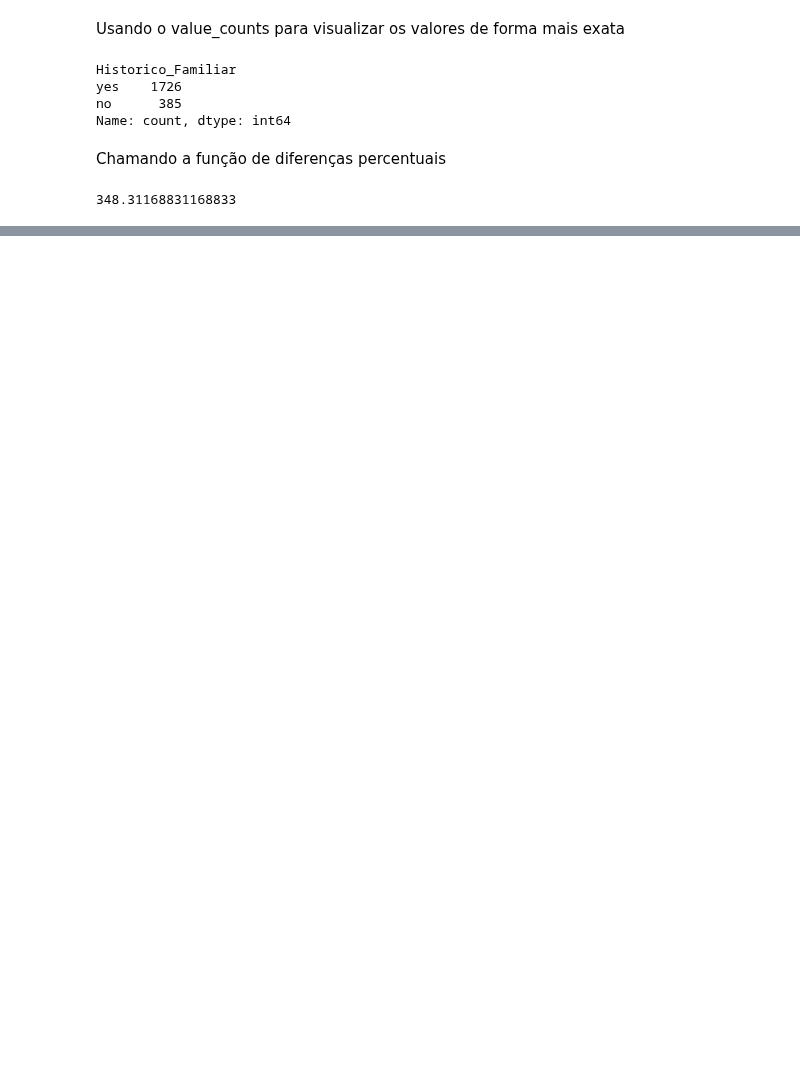
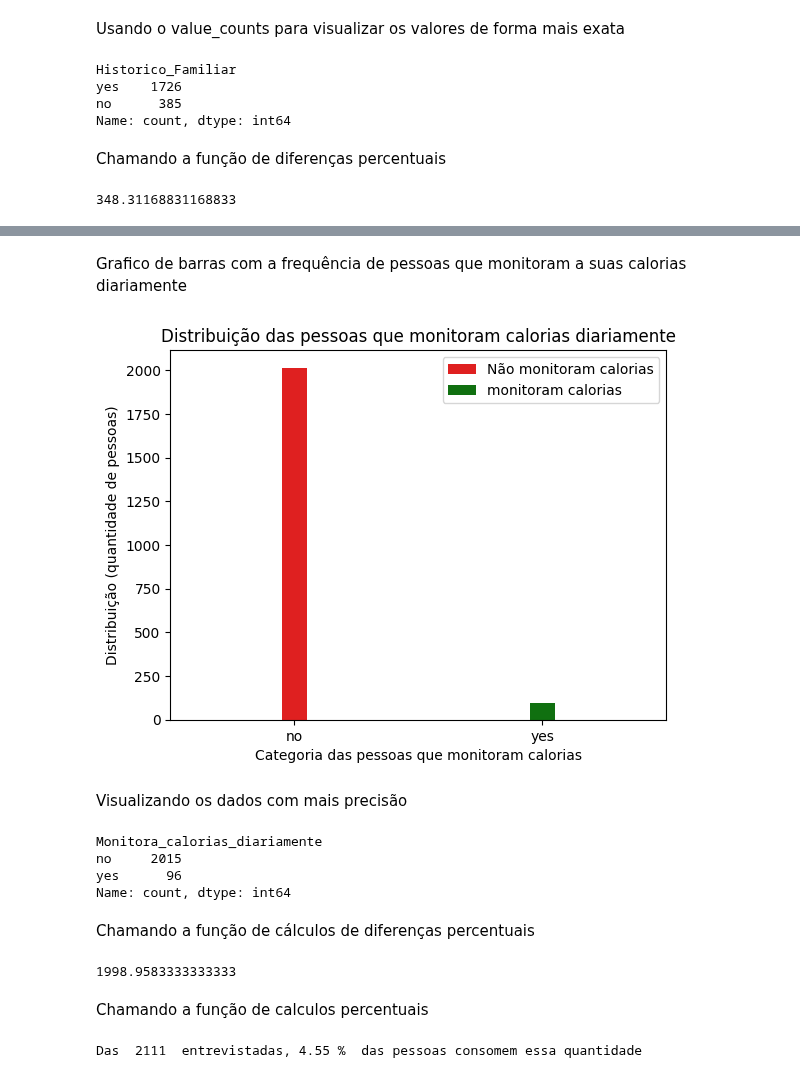
Before and after one commit to caikedomingues/Analise-de-dados-sobre-obesidade, a Jupyter notebook: Analise_Obesidade.ipynb, the cells around one changed output, grey strips where cells are left out. Saved outputs shown, nothing was run; the diff lists cells and outputs as text; code cells hidden in the pictures; blank space fills up the shorter version.

```diff
--- a/Analise_Obesidade.ipynb
+++ b/Analise_Obesidade.ipynb
@@ -1266,0 +1453,46 @@ obesidade
+# %% [markdown]
+Grafico de barras com a frequência de pessoas que monitoram a suas calorias diariamente
+# %%
+# Irá definir o titulo do gráfico
+plt.title('Distribuição das pessoas que monitoram calorias diariamente', loc='center', fontsize=12)
+
+# Irá definir o titulo do eixo X
+plt.xlabel ('Categoria das pessoas que monitoram calorias')
+
+# Irá definir o titulo do eixo Y.
+plt.ylabel('Distribuição (quantidade de pessoas)')
+
+# Função da biblioteca seaborn que irá criar um grafico de barras com as frequências (observações) de cada categoria
+# da coluna. A função irá receber como parametro a base de dados, os valores do eixo x, a largura e a paleta de cores
+# das barras do gráfico
+sns.countplot(data=colunas_categoricas, x='Monitora_calorias_diariamente', width=0.1, palette=['red', 'green'])
+
+# Função da biblioteca matplotlib que irá criar as legendas do gráfico. A função irá receber como
+# parametro o labels (que irá definir os titulos de cada categoria na legenda) e o loc(que irá
+# definir a posição da legenda no gráfico)
+plt.legend(labels=['Não monitoram calorias', 'monitoram calorias'], loc='upper right')
+
+plt.show()
+# %% [output]
+[figure, added]
+# %% [markdown]
+Visualizando os dados com mais precisão
+# %%
+colunas_categoricas['Monitora_calorias_diariamente'].value_counts()
+# %% [output]
+Monitora_calorias_diariamente
+no     2015
+yes      96
+Name: count, dtype: int64
+# %% [markdown]
+Chamando a função de cálculos de diferenças percentuais
+# %%
+calc_diferenca_percentual(2015, 96)
+# %% [output]
+1998.9583333333333
+# %% [markdown]
+Chamando a função de calculos percentuais
+# %%
+calc_porcentagem_pessoas(colunas_categoricas, 'Monitora_calorias_diariamente', 96)
+# %% [output]
+Das  2111  entrevistadas, 4.55 %  das pessoas consomem essa quantidade
```
Also changed, not shown: parts of 58 cells of this notebook.
